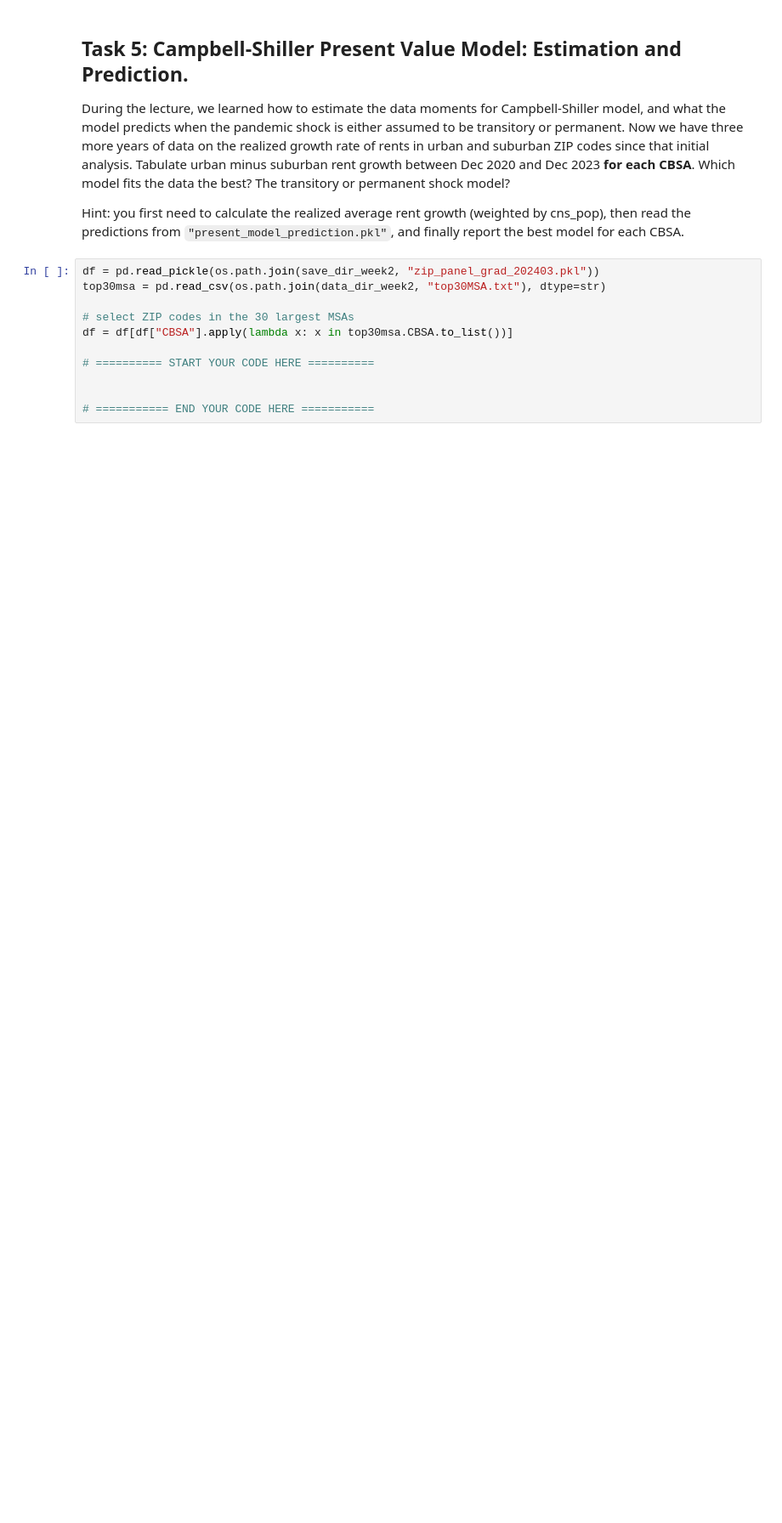
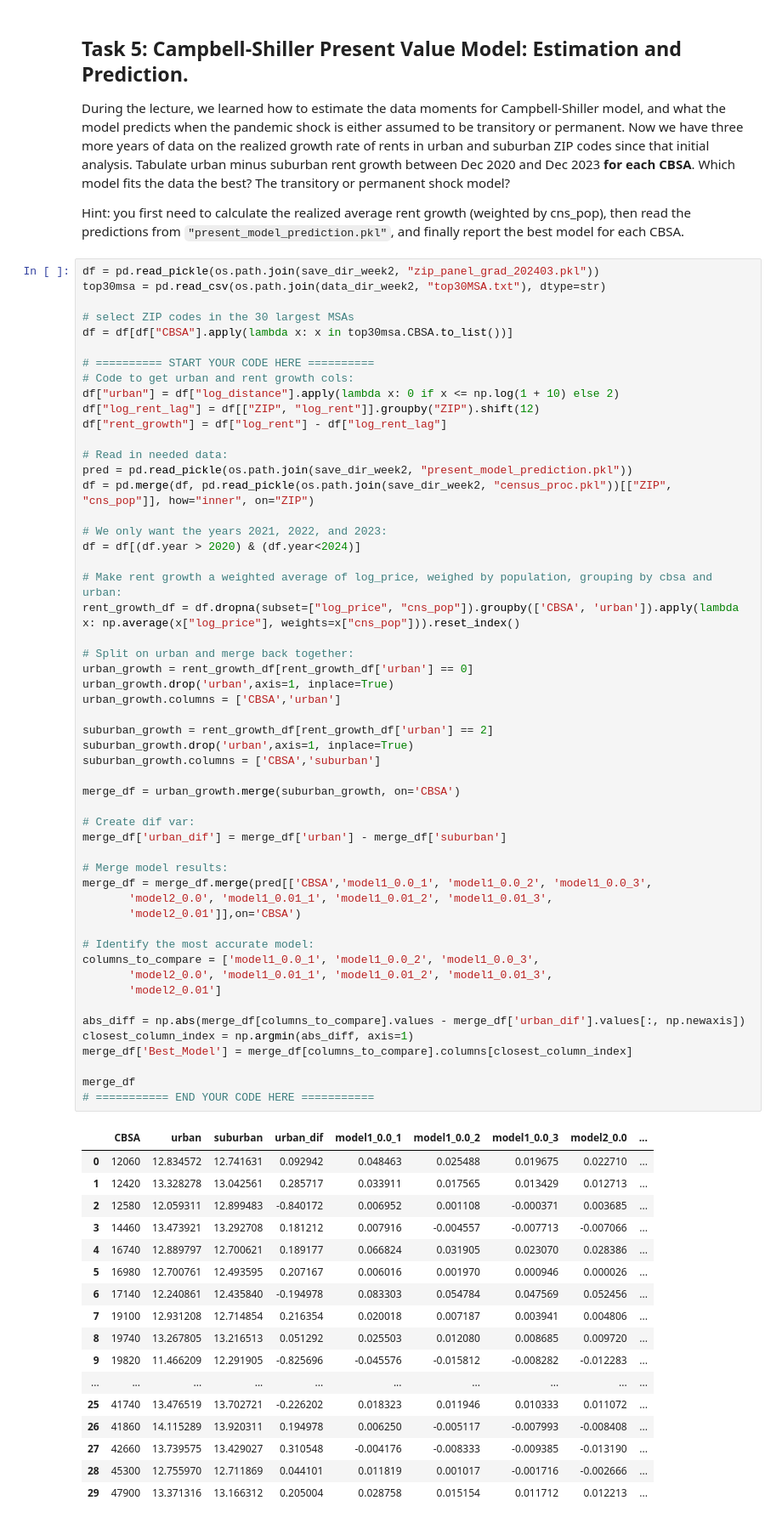
Before and after one commit to leobruell/real-estate-analytics, a Jupyter notebook: Module 5 - House Prices/Code/problem_sets/Module_5_Assignment_Leo_Bruell.ipynb, the cells around one changed output. Shown: that part at 85% size. Cells and saved outputs as stored; diff of their text form; blank space fills up the shorter version.

```diff
--- a/Module 5 - House Prices/Code/problem_sets/Module_5_Assignment_Leo_Bruell.ipynb
+++ b/Module 5 - House Prices/Code/problem_sets/Module_5_Assignment_Leo_Bruell.ipynb
@@ -442,11 +506,71 @@ Hint: you first need to calculate the realized average rent growth (weighted by
 # %%
 df = pd.read_pickle(os.path.join(save_dir_week2, "zip_panel_grad_202403.pkl"))
 top30msa = pd.read_csv(os.path.join(data_dir_week2, "top30MSA.txt"), dtype=str)
 
 # select ZIP codes in the 30 largest MSAs
 df = df[df["CBSA"].apply(lambda x: x in top30msa.CBSA.to_list())]
 
 # ========== START YOUR CODE HERE ==========
+# Code to get urban and rent growth cols:
+df["urban"] = df["log_distance"].apply(lambda x: 0 if x <= np.log(1 + 10) else 2)
+df["log_rent_lag"] = df[["ZIP", "log_rent"]].groupby("ZIP").shift(12)
+df["rent_growth"] = df["log_rent"] - df["log_rent_lag"]
 
+# Read in needed data:
+pred = pd.read_pickle(os.path.join(save_dir_week2, "present_model_prediction.pkl"))
+df = pd.merge(df, pd.read_pickle(os.path.join(save_dir_week2, "census_proc.pkl"))[["ZIP", "cns_pop"]], how="inner", on="ZIP")
 
+# We only want the years 2021, 2022, and 2023:
+df = df[(df.year > 2020) & (df.year<2024)]
+
+# Make rent growth a weighted average of log_price, weighed by population, grouping by cbsa and urban:
+rent_growth_df = df.dropna(subset=["log_price", "cns_pop"]).groupby(['CBSA', 'urban']).apply(lambda x: np.average(x["log_price"], weights=x["cns_pop"])).reset_index()
+
+# Split on urban and merge back together:
+urban_growth = rent_growth_df[rent_growth_df['urban'] == 0]
+urban_growth.drop('urban',axis=1, inplace=True)
+urban_growth.columns = ['CBSA','urban']
+
+suburban_growth = rent_growth_df[rent_growth_df['urban'] == 2]
+suburban_growth.drop('urban',axis=1, inplace=True)
+suburban_growth.columns = ['CBSA','suburban']
+
+merge_df = urban_growth.merge(suburban_growth, on='CBSA')
+
+# Create dif var:
+merge_df['urban_dif'] = merge_df['urban'] - merge_df['suburban']
+
+# Merge model results:
+merge_df = merge_df.merge(pred[['CBSA','model1_0.0_1', 'model1_0.0_2', 'model1_0.0_3',
+       'model2_0.0', 'model1_0.01_1', 'model1_0.01_2', 'model1_0.01_3',
+       'model2_0.01']],on='CBSA')
+
+# Identify the most accurate model:
+columns_to_compare = ['model1_0.0_1', 'model1_0.0_2', 'model1_0.0_3',
+       'model2_0.0', 'model1_0.01_1', 'model1_0.01_2', 'model1_0.01_3',
+       'model2_0.01']
+
+abs_diff = np.abs(merge_df[columns_to_compare].values - merge_df['urban_dif'].values[:, np.newaxis])
+closest_column_index = np.argmin(abs_diff, axis=1)
+merge_df['Best_Model'] = merge_df[columns_to_compare].columns[closest_column_index]
+
+merge_df
 # =========== END YOUR CODE HERE ===========
+# %% [output]
+|  | CBSA | urban | suburban | urban_dif | model1_0.0_1 | model1_0.0_2 | model1_0.0_3 | model2_0.0 | ... |
+| 0 | 12060 | 12.834572 | 12.741631 | 0.092942 | 0.048463 | 0.025488 | 0.019675 | 0.022710 | ... |
+| 1 | 12420 | 13.328278 | 13.042561 | 0.285717 | 0.033911 | 0.017565 | 0.013429 | 0.012713 | ... |
+| 2 | 12580 | 12.059311 | 12.899483 | -0.840172 | 0.006952 | 0.001108 | -0.000371 | 0.003685 | ... |
+| 3 | 14460 | 13.473921 | 13.292708 | 0.181212 | 0.007916 | -0.004557 | -0.007713 | -0.007066 | ... |
+| 4 | 16740 | 12.889797 | 12.700621 | 0.189177 | 0.066824 | 0.031905 | 0.023070 | 0.028386 | ... |
+| 5 | 16980 | 12.700761 | 12.493595 | 0.207167 | 0.006016 | 0.001970 | 0.000946 | 0.000026 | ... |
+| 6 | 17140 | 12.240861 | 12.435840 | -0.194978 | 0.083303 | 0.054784 | 0.047569 | 0.052456 | ... |
+| 7 | 19100 | 12.931208 | 12.714854 | 0.216354 | 0.020018 | 0.007187 | 0.003941 | 0.004806 | ... |
+| 8 | 19740 | 13.267805 | 13.216513 | 0.051292 | 0.025503 | 0.012080 | 0.008685 | 0.009720 | ... |
+| 9 | 19820 | 11.466209 | 12.291905 | -0.825696 | -0.045576 | -0.015812 | -0.008282 | -0.012283 | ... |
+| ... | ... | ... | ... | ... | ... | ... | ... | ... | ... |
+| 25 | 41740 | 13.476519 | 13.702721 | -0.226202 | 0.018323 | 0.011946 | 0.010333 | 0.011072 | ... |
+| 26 | 41860 | 14.115289 | 13.920311 | 0.194978 | 0.006250 | -0.005117 | -0.007993 | -0.008408 | ... |
+| 27 | 42660 | 13.739575 | 13.429027 | 0.310548 | -0.004176 | -0.008333 | -0.009385 | -0.013190 | ... |
+| 28 | 45300 | 12.755970 | 12.711869 | 0.044101 | 0.011819 | 0.001017 | -0.001716 | -0.002666 | ... |
+| 29 | 47900 | 13.371316 | 13.166312 | 0.205004 | 0.028758 | 0.015154 | 0.011712 | 0.012213 | ... |
```
Also changed, not shown: parts of 9 cells of this notebook.
